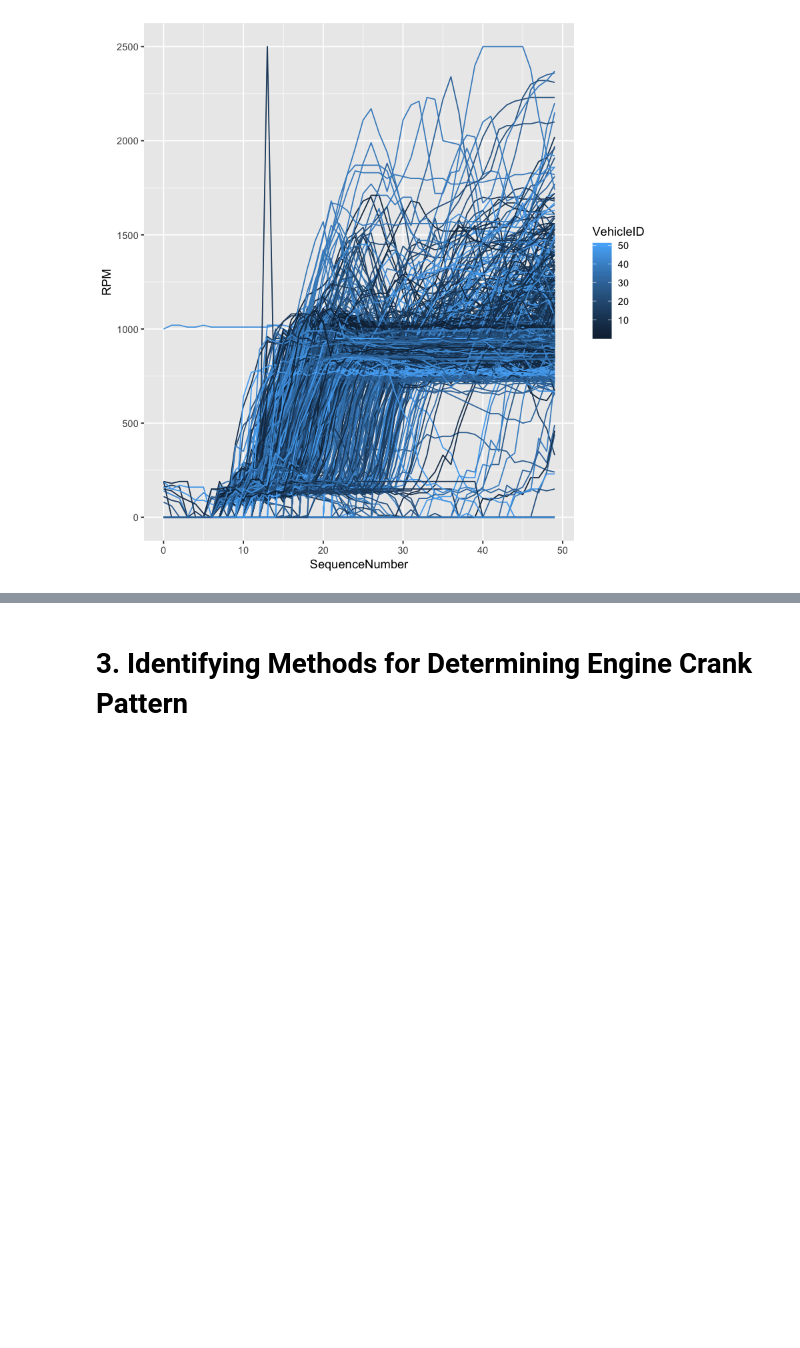
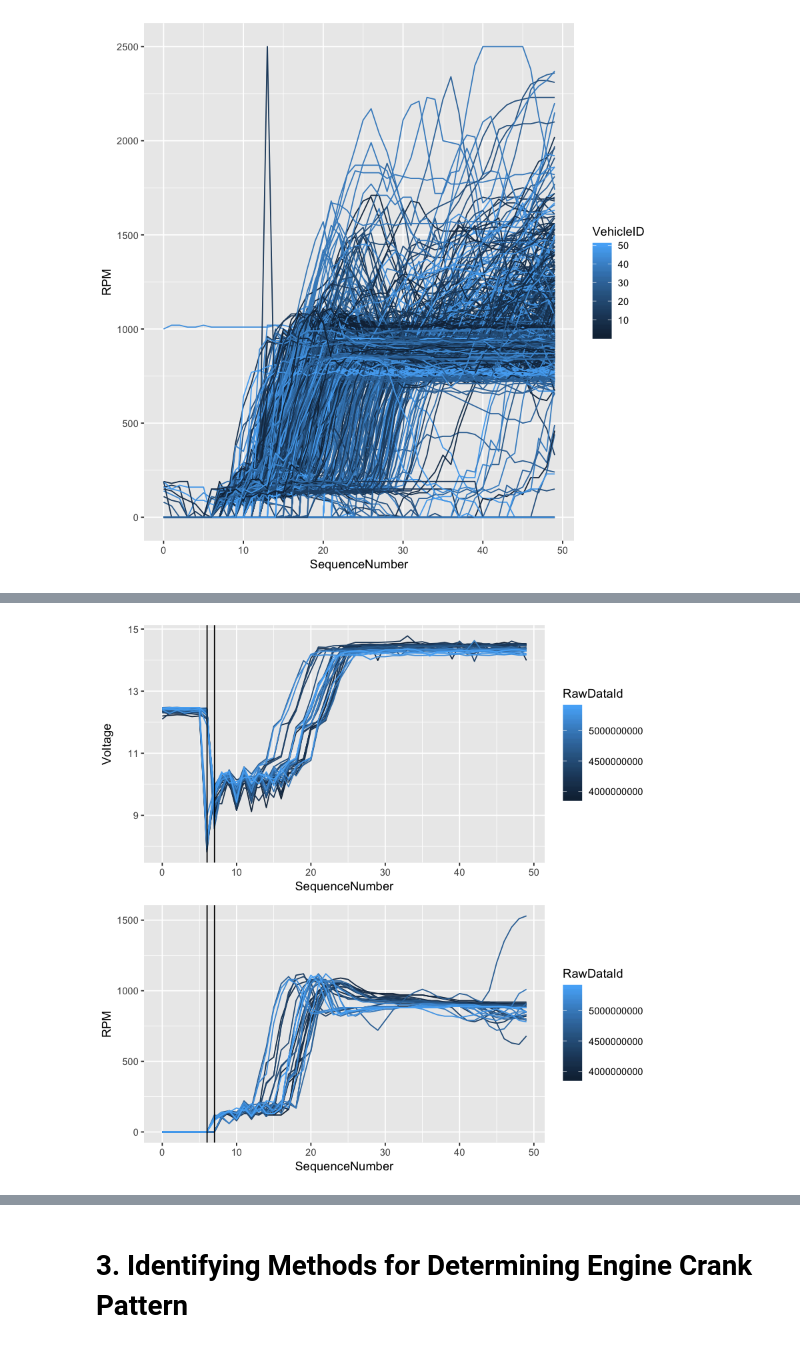
Before and after one commit to S-Ashcroft/EngineCrankPatterns, a Jupyter notebook: Notebook.ipynb, the cells around one changed output, grey strips where cells are left out. Cells and saved outputs as stored; diff of their text form; code cells hidden in the pictures; blank space fills up the shorter version.

```diff
--- a/Notebook.ipynb
+++ b/Notebook.ipynb
@@ -291,0 +336,12 @@ From the figure, most engines seem to start the crank event at SequenceNumber 6.
+# %%
+# plot the voltage line graph for vehicle 3
+plot_volt3 <- ggplot(data = volt_3, aes(x=SequenceNumber, y=Voltage, colour=RawDataId, group=RawDataId)) + geom_line() + geom_vline(xintercept = 6.03) + geom_vline(xintercept = 7.03)
+
+# plot the RPM line graph for vehicle 3
+plot_rpm3 <- ggplot(data = volt_3, aes(x=SequenceNumber, y=RPM, colour=RawDataId, group=RawDataId))  + geom_line() + geom_vline(xintercept = 6.03) + geom_vline(xintercept = 7.03)
+
+# create a new grid and put both plots aligned one above the other
+grid.newpage()
+grid.draw(rbind(ggplotGrob(plot_volt3), ggplotGrob(plot_rpm3), size = "last"))
+# %% [output]
+[figure, added]
```
Also changed, not shown: parts of 22 cells of this notebook.
